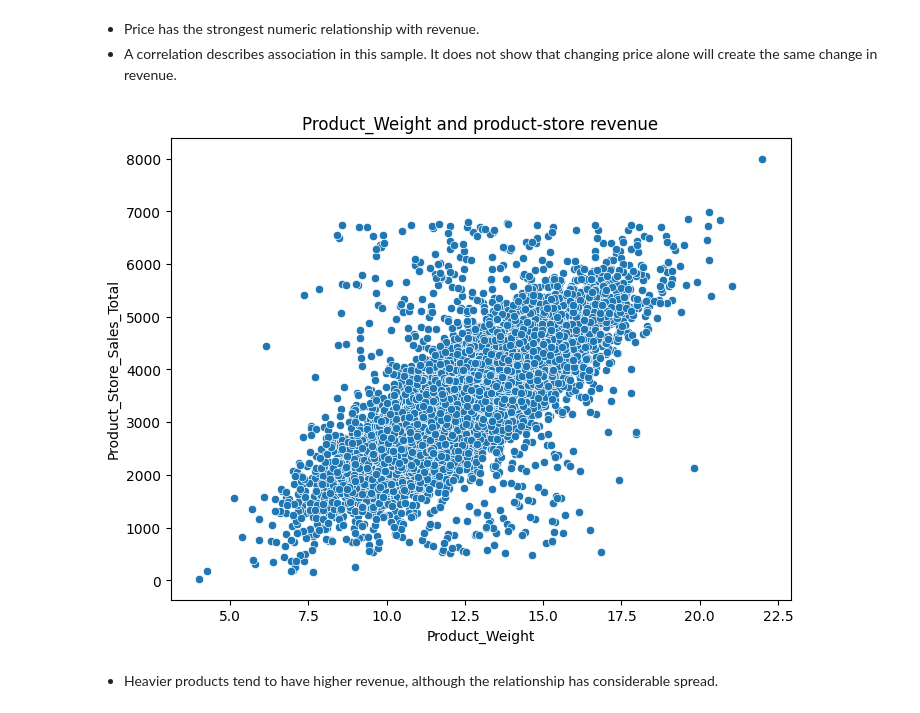
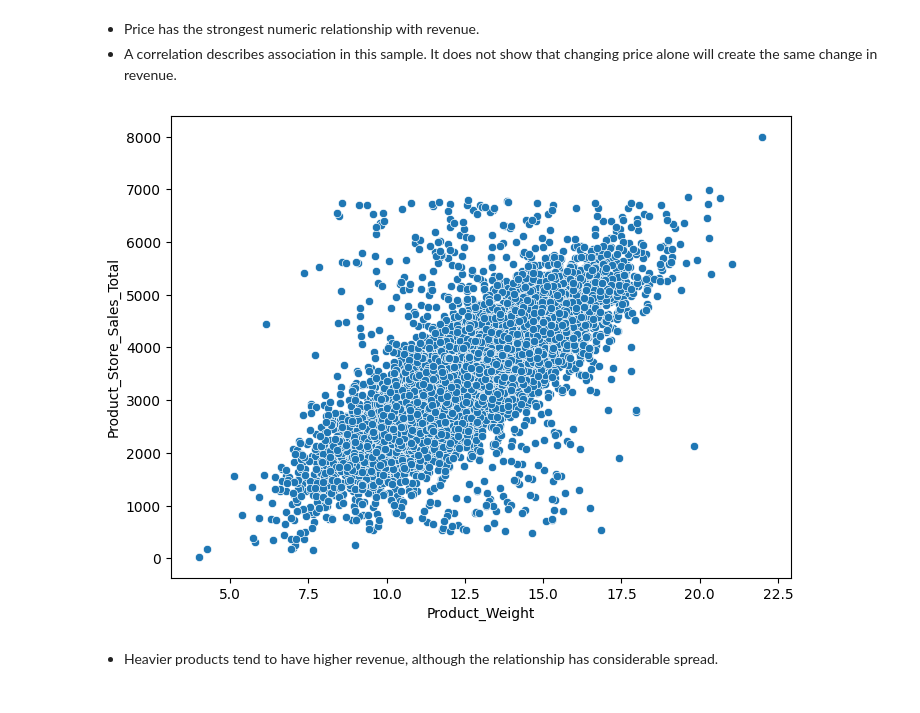
Before and after one commit to pradeeptathineni/superkart-model-deployment, a Jupyter notebook: Full_Code_SuperKart_Model_Deployment_Notebook_solution.ipynb, the cells around one changed output. Drawn from its saved outputs; the diff is of its cells as text; code cells hidden in the pictures.

```diff
--- a/Full_Code_SuperKart_Model_Deployment_Notebook_solution.ipynb
+++ b/Full_Code_SuperKart_Model_Deployment_Notebook_solution.ipynb
@@ -424,13 +431,11 @@ plt.show()
 - Price has the strongest numeric relationship with revenue.
 - A correlation describes association in this sample. It does not show that changing price alone will create the same change in revenue.
 # %%
-# Follow the supplied scatterplot pattern for each numeric feature
-plt.figure(figsize=(8, 6))
-sns.scatterplot(x=data["Product_Weight"], y=data["Product_Store_Sales_Total"])
-plt.title("Product_Weight and product-store revenue")
+plt.figure(figsize=[8, 6])
+sns.scatterplot(x=data.Product_Weight, y=data.Product_Store_Sales_Total)
 plt.show()
 # %% [output]
-[figure, old version]
+[figure, new version]
 # %% [markdown]
 - Heavier products tend to have higher revenue, although the relationship has considerable spread.
 # %%
```
Also changed, not shown: parts of 170 cells of this notebook, 19 other files.
